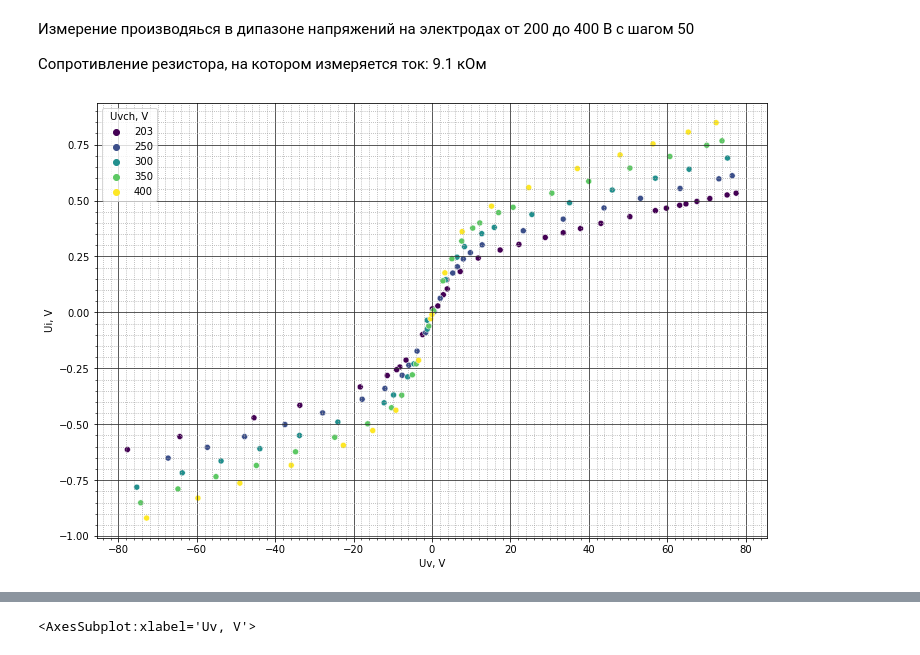
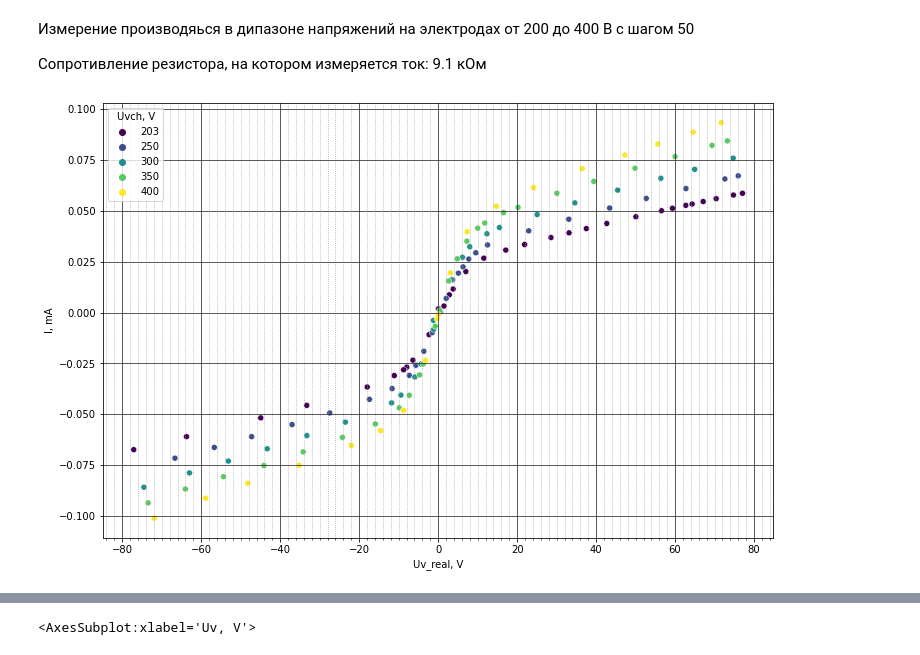
Before and after one commit to Redencon/Lapki, a Jupyter notebook: DZ.ipynb, the cells around one changed output, grey strips where cells are left out. Drawn from its saved outputs; the diff is of its cells as text; code cells hidden in the pictures.

```diff
--- a/DZ.ipynb
+++ b/DZ.ipynb
@@ -124,34 +124,36 @@ data = pd.DataFrame([
     {'Uv, V': -49.0, 'Ui, V': -.763, 'p, mkbar': 62.9, 'Uvch, V': 400},
     {'Uv, V': -35.9, 'Ui, V': -.683, 'p, mkbar': 62.9, 'Uvch, V': 400},
     {'Uv, V': -22.6, 'Ui, V': -.594, 'p, mkbar': 62.9, 'Uvch, V': 400},
     {'Uv, V': -15.1, 'Ui, V': -.528, 'p, mkbar': 62.9, 'Uvch, V': 400},
     {'Uv, V': -09.2, 'Ui, V': -.437, 'p, mkbar': 62.9, 'Uvch, V': 400},
     {'Uv, V': -03.4, 'Ui, V': -.214, 'p, mkbar': 62.9, 'Uvch, V': 400},
     {'Uv, V': -00.3, 'Ui, V': -.028, 'p, mkbar': 62.9, 'Uvch, V': 400},
     {'Uv, V': +00.0, 'Ui, V': -.009, 'p, mkbar': 62.9, 'Uvch, V': 400},
     {'Uv, V': +03.3, 'Ui, V': +.177, 'p, mkbar': 62.9, 'Uvch, V': 400},
     {'Uv, V': +07.7, 'Ui, V': +.361, 'p, mkbar': 62.9, 'Uvch, V': 400},
     {'Uv, V': +15.2, 'Ui, V': +.475, 'p, mkbar': 62.9, 'Uvch, V': 400},
     {'Uv, V': +24.7, 'Ui, V': +.558, 'p, mkbar': 62.9, 'Uvch, V': 400},
     {'Uv, V': +37.1, 'Ui, V': +.643, 'p, mkbar': 62.9, 'Uvch, V': 400},
     {'Uv, V': +48.0, 'Ui, V': +.704, 'p, mkbar': 62.9, 'Uvch, V': 400},
     {'Uv, V': +56.4, 'Ui, V': +.753, 'p, mkbar': 62.9, 'Uvch, V': 400},
     {'Uv, V': +65.4, 'Ui, V': +.806, 'p, mkbar': 62.9, 'Uvch, V': 400},
     {'Uv, V': +72.5, 'Ui, V': +.848, 'p, mkbar': 62.9, 'Uvch, V': 400},
 ])
+data['Uv_real, V'] = data['Uv, V'] - data['Ui, V']
+data['I, mA'] = data['Ui, V'] / 9.1
 plt.figure(figsize=(12,8))
 ax = plt.axes()
-sns.scatterplot(data = data, x = 'Uv, V', y = 'Ui, V', ax=ax, hue='Uvch, V', palette='viridis')
+sns.scatterplot(data = data, x = 'Uv_real, V', y = 'I, mA', ax=ax, hue='Uvch, V', palette='viridis')
 
 from matplotlib.ticker import MultipleLocator
 plt.grid(which='major', color='#323232', linestyle='-')
 plt.grid(which='minor', color='#a4a4a4', linestyle=':')
 mlx = MultipleLocator(2)
 ax.xaxis.set_minor_locator(mlx)
 mly = MultipleLocator(0.05)
 ax.yaxis.set_minor_locator(mly)
 # data.to_csv('DZ.csv')
 # %% [output]
-[figure, old version]
+[figure, new version]
 # %%
 from scipy.optimize import curve_fit
```
Also changed, not shown: parts of 10 cells of this notebook.
